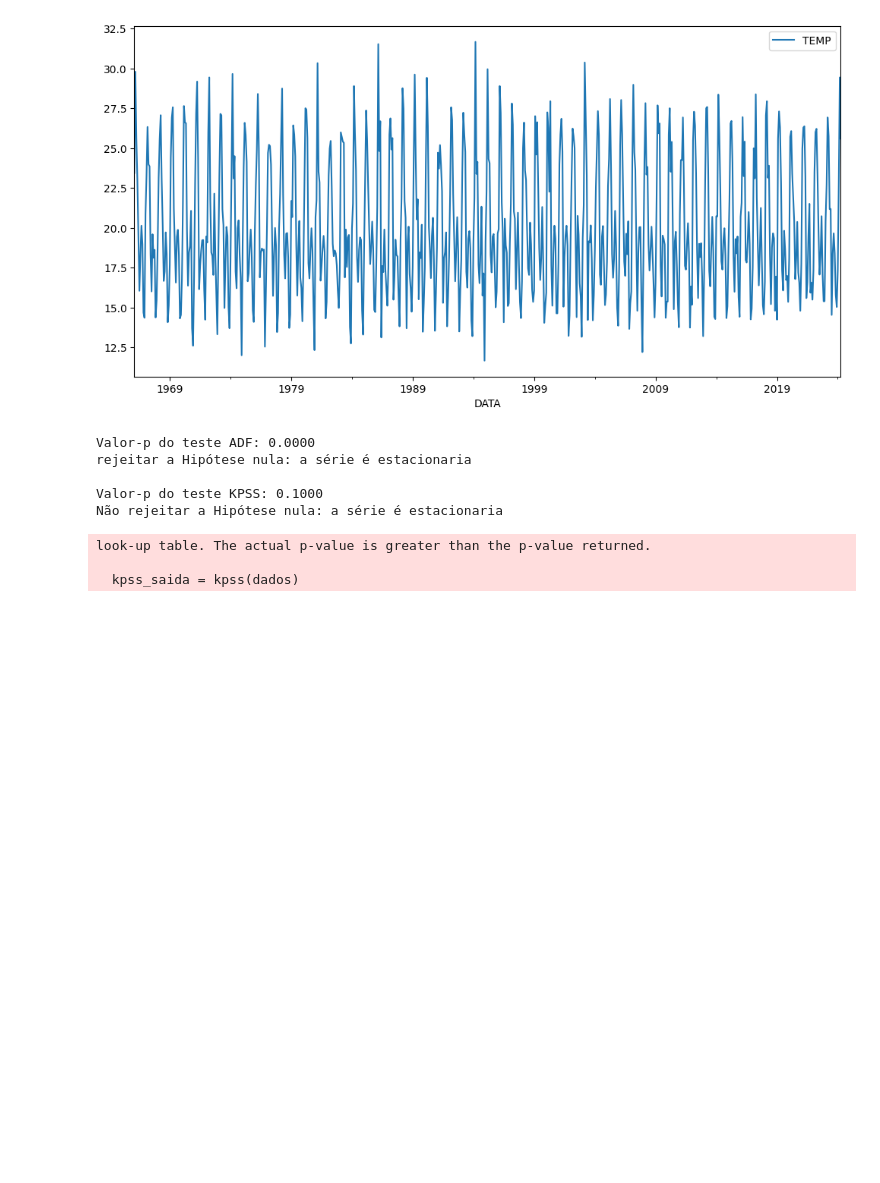
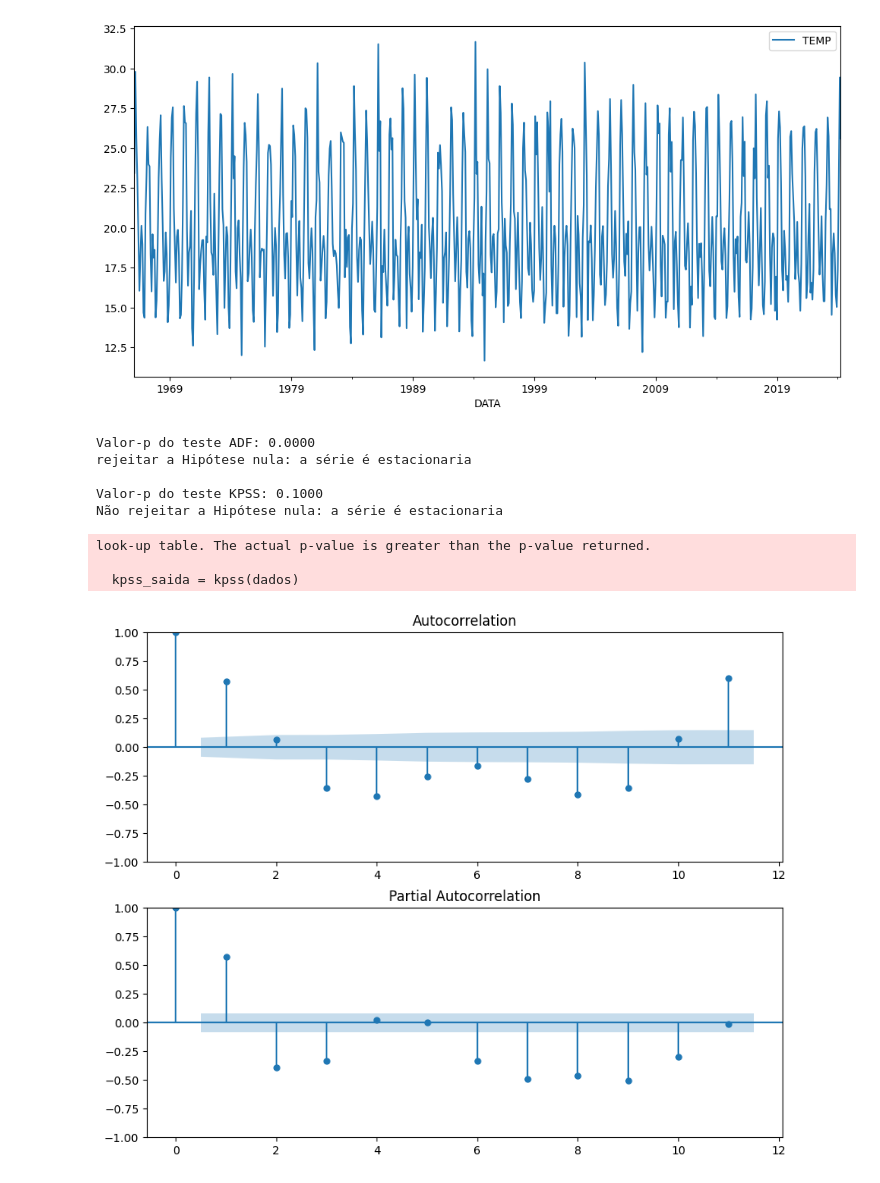
Before and after one commit to JCarapina/Estudos-praticos, a Jupyter notebook: series_temporais_2/notebooks/projeto.ipynb, the cells around one changed output. Cells and saved outputs as stored; diff of their text form; code cells hidden in the pictures; blank space fills up the shorter version.

```diff
--- a/series_temporais_2/notebooks/projeto.ipynb
+++ b/series_temporais_2/notebooks/projeto.ipynb
@@ -301,3 +301,11 @@ divisao = int(len(df_f2)*0.8)
 
 treino = df_f2.iloc[:divisao].asfreq('MS')
 teste = df_f2.iloc[divisao:].asfreq('MS')
+# %%
+fig = plt.figure(figsize=(10, 8))
+ax1 = fig.add_subplot(211)
+fig = plot_acf(treino, lags=11, ax=ax1)
+ax2 = fig.add_subplot(212)
+fig = plot_pacf(treino, lags=11, ax=ax2)
+# %% [output]
+[figure, added]
```
Also changed, not shown: parts of 4 cells of this notebook.
